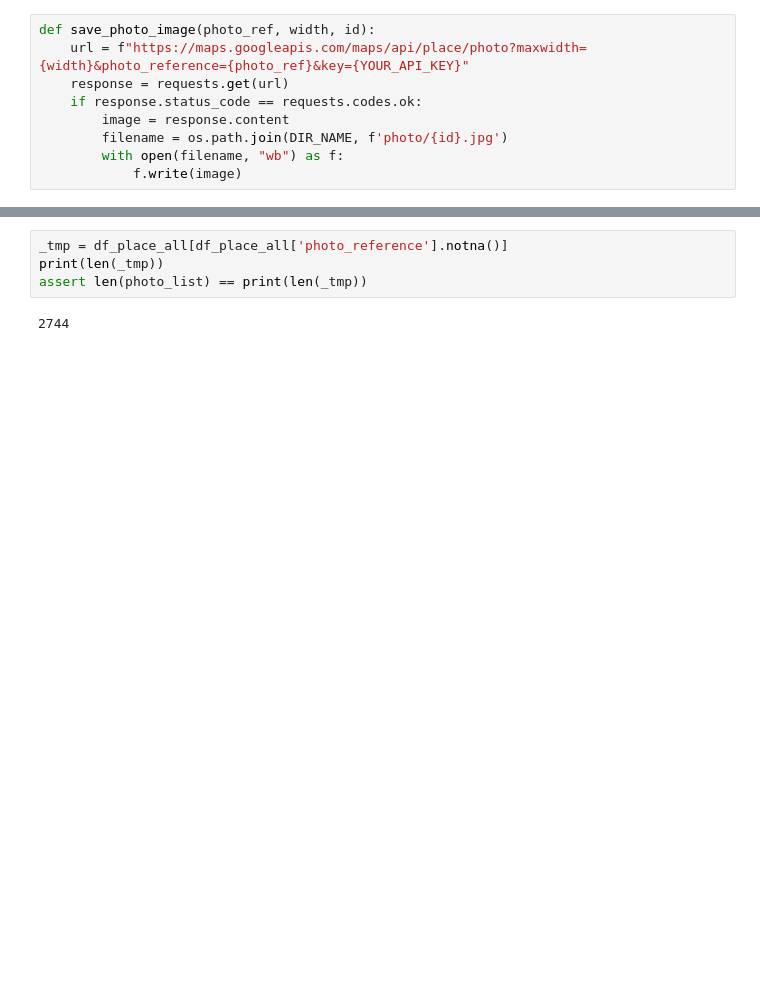
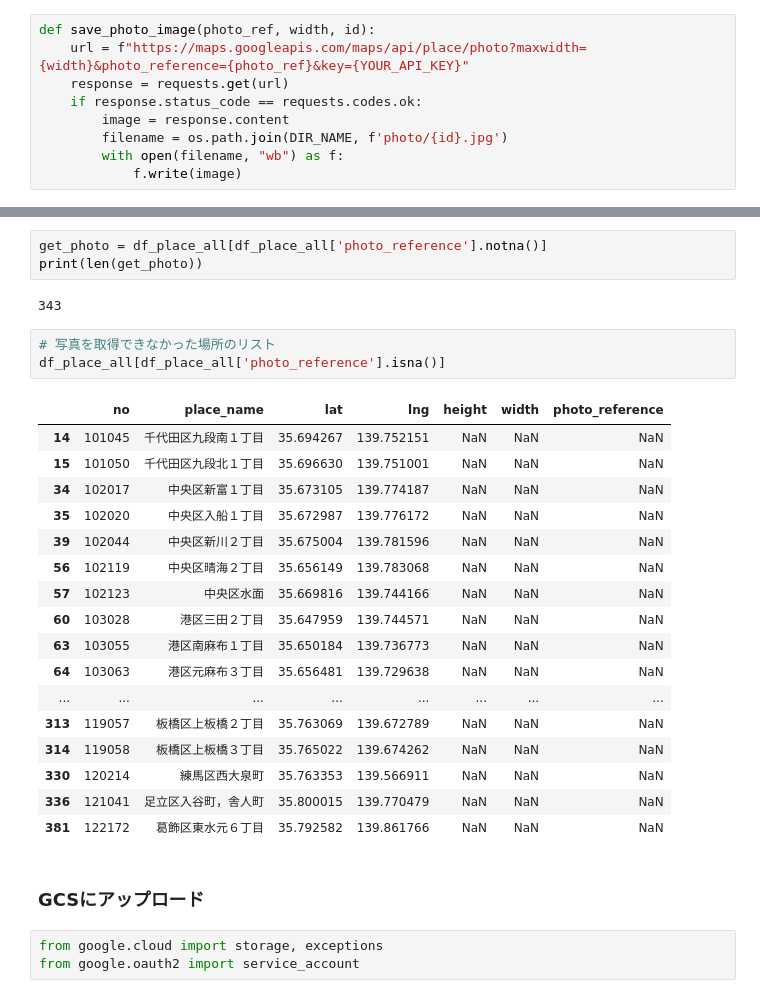
Before and after one commit to z-guard/analysis, a Jupyter notebook: notebooks/place_photo.ipynb, the cells around one changed output, grey strips where cells are left out. Saved outputs shown, nothing was run; the diff lists cells and outputs as text; blank space fills up the shorter version.

```diff
--- a/notebooks/place_photo.ipynb
+++ b/notebooks/place_photo.ipynb
@@ -184,6 +206,31 @@ print(len(photo_list))
 # %%
-_tmp = df_place_all[df_place_all['photo_reference'].notna()]
-print(len(_tmp))
-assert len(photo_list) == print(len(_tmp))
+get_photo = df_place_all[df_place_all['photo_reference'].notna()]
+print(len(get_photo))
 # %% [output]
-2744
+343
+# %%
+# 写真を取得できなかった場所のリスト
+df_place_all[df_place_all['photo_reference'].isna()]
+# %% [output]
+|  | no | place_name | lat | lng | height | width | photo_reference |
+| 14 | 101045 | 千代田区九段南１丁目 | 35.694267 | 139.752151 | NaN | NaN | NaN |
+| 15 | 101050 | 千代田区九段北１丁目 | 35.696630 | 139.751001 | NaN | NaN | NaN |
+| 34 | 102017 | 中央区新富１丁目 | 35.673105 | 139.774187 | NaN | NaN | NaN |
+| 35 | 102020 | 中央区入船１丁目 | 35.672987 | 139.776172 | NaN | NaN | NaN |
+| 39 | 102044 | 中央区新川２丁目 | 35.675004 | 139.781596 | NaN | NaN | NaN |
+| 56 | 102119 | 中央区晴海２丁目 | 35.656149 | 139.783068 | NaN | NaN | NaN |
+| 57 | 102123 | 中央区水面 | 35.669816 | 139.744166 | NaN | NaN | NaN |
+| 60 | 103028 | 港区三田２丁目 | 35.647959 | 139.744571 | NaN | NaN | NaN |
+| 63 | 103055 | 港区南麻布１丁目 | 35.650184 | 139.736773 | NaN | NaN | NaN |
+| 64 | 103063 | 港区元麻布３丁目 | 35.656481 | 139.729638 | NaN | NaN | NaN |
+| ... | ... | ... | ... | ... | ... | ... | ... |
+| 313 | 119057 | 板橋区上板橋２丁目 | 35.763069 | 139.672789 | NaN | NaN | NaN |
+| 314 | 119058 | 板橋区上板橋３丁目 | 35.765022 | 139.674262 | NaN | NaN | NaN |
+| 330 | 120214 | 練馬区西大泉町 | 35.763353 | 139.566911 | NaN | NaN | NaN |
+| 336 | 121041 | 足立区入谷町，舎人町 | 35.800015 | 139.770479 | NaN | NaN | NaN |
+| 381 | 122172 | 葛飾区東水元６丁目 | 35.792582 | 139.861766 | NaN | NaN | NaN |
+# %% [markdown]
+### GCSにアップロード
+# %%
+from google.cloud import storage, exceptions
+from google.oauth2 import service_account
```
Also changed, not shown: parts of 18 cells of this notebook.
